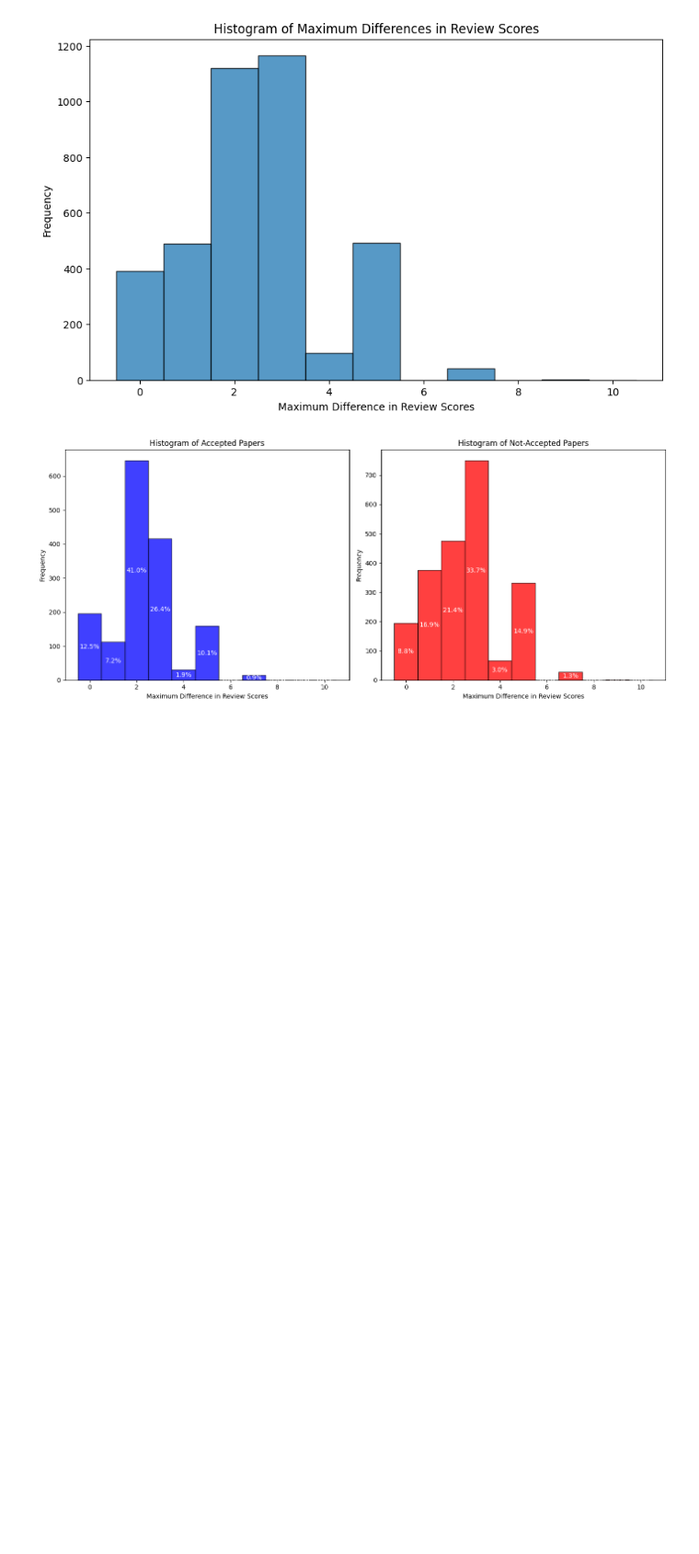
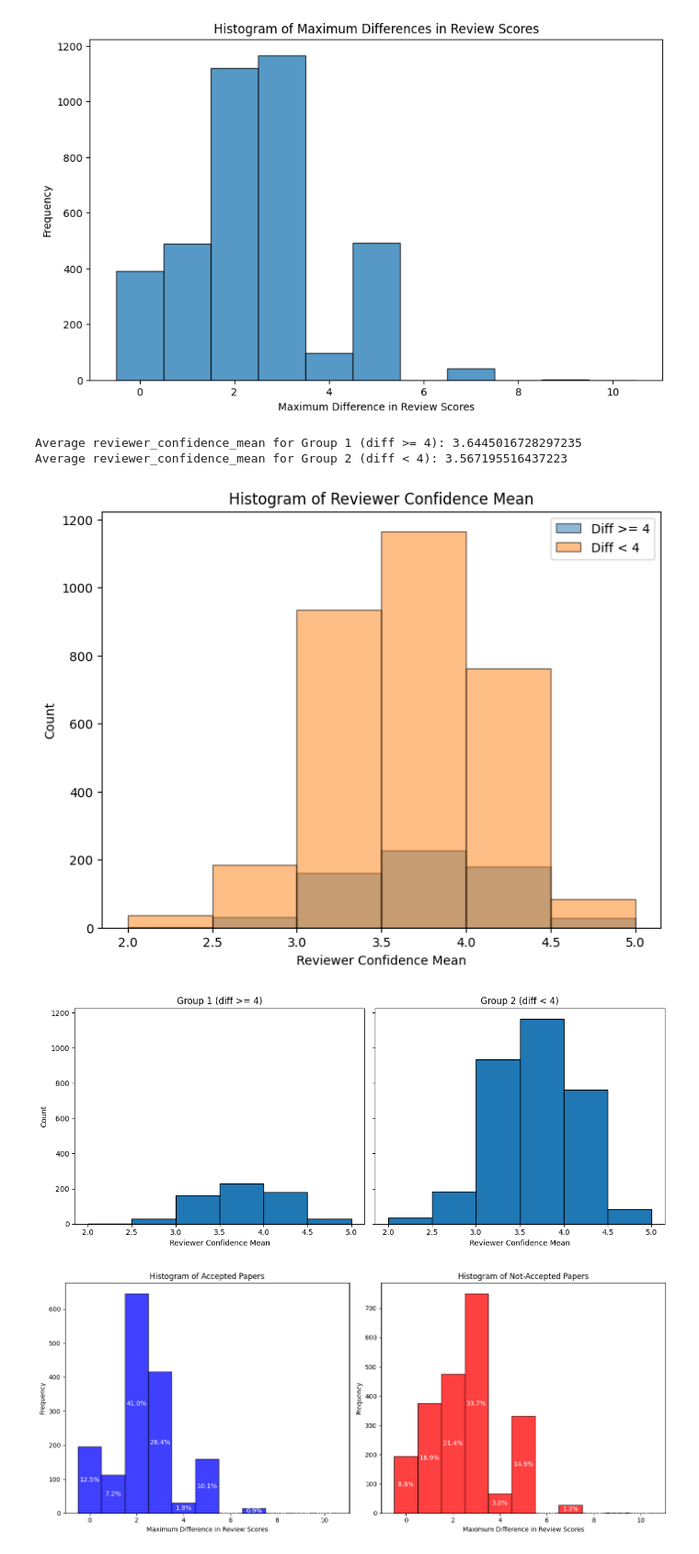
Before and after one commit to halilfarukkaragoz/data-literacy-group16, a Jupyter notebook: yusuf/Explore_max_diff.ipynb, the cells around one changed output. Shown at 92% size. Cells and saved outputs as stored; diff of their text form; code cells hidden in the pictures; blank space fills up the shorter version.

```diff
--- a/yusuf/Explore_max_diff.ipynb
+++ b/yusuf/Explore_max_diff.ipynb
@@ -70,6 +87,57 @@ plt.title('Histogram of Maximum Differences in Review Scores')
 plt.show()
 # %% [output]
 [figure]
+# %%
+import pandas as pd
+import matplotlib.pyplot as plt
+import numpy as np
+
+# Let's assume your dataframe is already loaded as df
+
+# 1. Split into two groups
+group1 = df[df['reviewer_recommendation_yusuf_max_diff'] >= 4]
+group2 = df[df['reviewer_recommendation_yusuf_max_diff'] < 4]
+
+# 2. Calculate the mean of reviewer_confidence_mean for each group
+group1_mean_conf = group1['reviewer_confidence_nanmean'].mean()
+group2_mean_conf = group2['reviewer_confidence_nanmean'].mean()
+
+print("Average reviewer_confidence_mean for Group 1 (diff >= 4):", group1_mean_conf)
+print("Average reviewer_confidence_mean for Group 2 (diff < 4):", group2_mean_conf)
+
+# 3. Make histograms
+# We'll create bins from 2 to 5, in increments of 0.5
+bins = np.arange(2, 5.5, 0.5)  # This will give edges at [2, 2.5, 3, ..., 5]
+
+# Option A: Overlapping histograms on one plot
+plt.figure(figsize=(8, 6))
+plt.hist(group1['reviewer_confidence_nanmean'], bins=bins, alpha=0.5, label='Diff >= 4', edgecolor='black')
+plt.hist(group2['reviewer_confidence_nanmean'], bins=bins, alpha=0.5, label='Diff < 4', edgecolor='black')
+plt.title('Histogram of Reviewer Confidence Mean')
+plt.xlabel('Reviewer Confidence Mean')
+plt.ylabel('Count')
+plt.legend()
+plt.show()
+
+# Option B: Two separate subplots
+fig, axes = plt.subplots(1, 2, figsize=(12, 5), sharey=True)
+
+axes[0].hist(group1['reviewer_confidence_nanmean'], bins=bins, edgecolor='black')
+axes[0].set_title('Group 1 (diff >= 4)')
+axes[0].set_xlabel('Reviewer Confidence Mean')
+axes[0].set_ylabel('Count')
+
+axes[1].hist(group2['reviewer_confidence_nanmean'], bins=bins, edgecolor='black')
+axes[1].set_title('Group 2 (diff < 4)')
+axes[1].set_xlabel('Reviewer Confidence Mean')
+
+plt.tight_layout()
+plt.show()
+# %% [output]
+Average reviewer_confidence_mean for Group 1 (diff >= 4): 3.6445016728297235
+Average reviewer_confidence_mean for Group 2 (diff < 4): 3.567195516437223
+[figure, added]
+[figure, added]
 # %%
 
 # Filter the dataset for accepted and not-accepted papers
```
Also changed, not shown: parts of 23 cells of this notebook, 7 other files.
